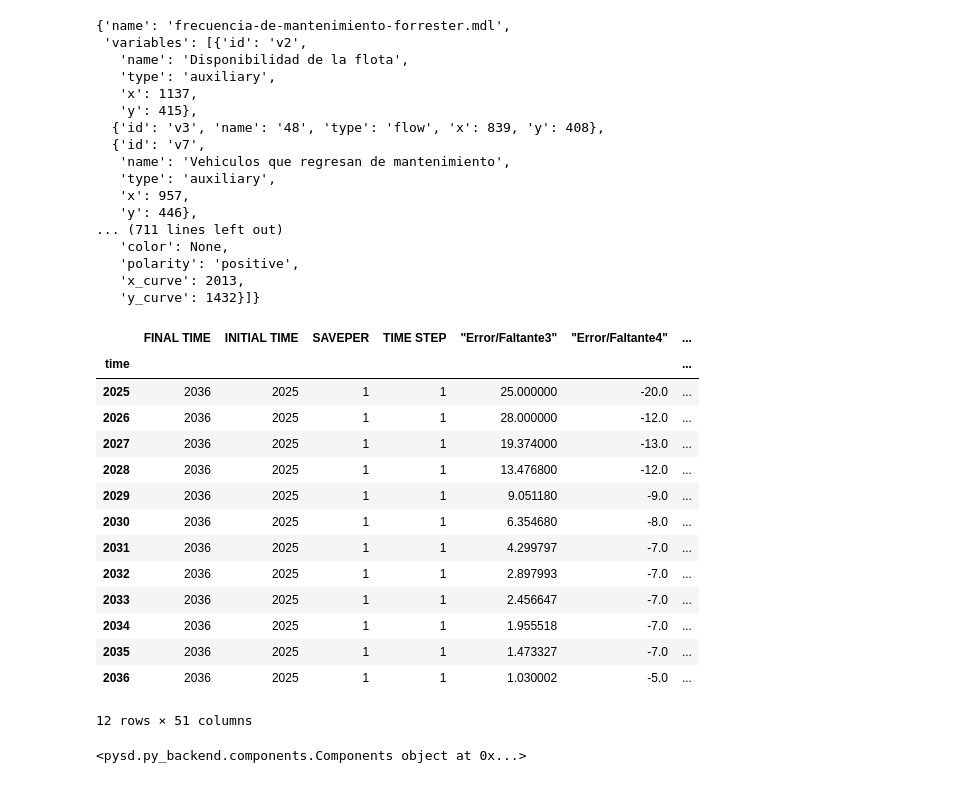
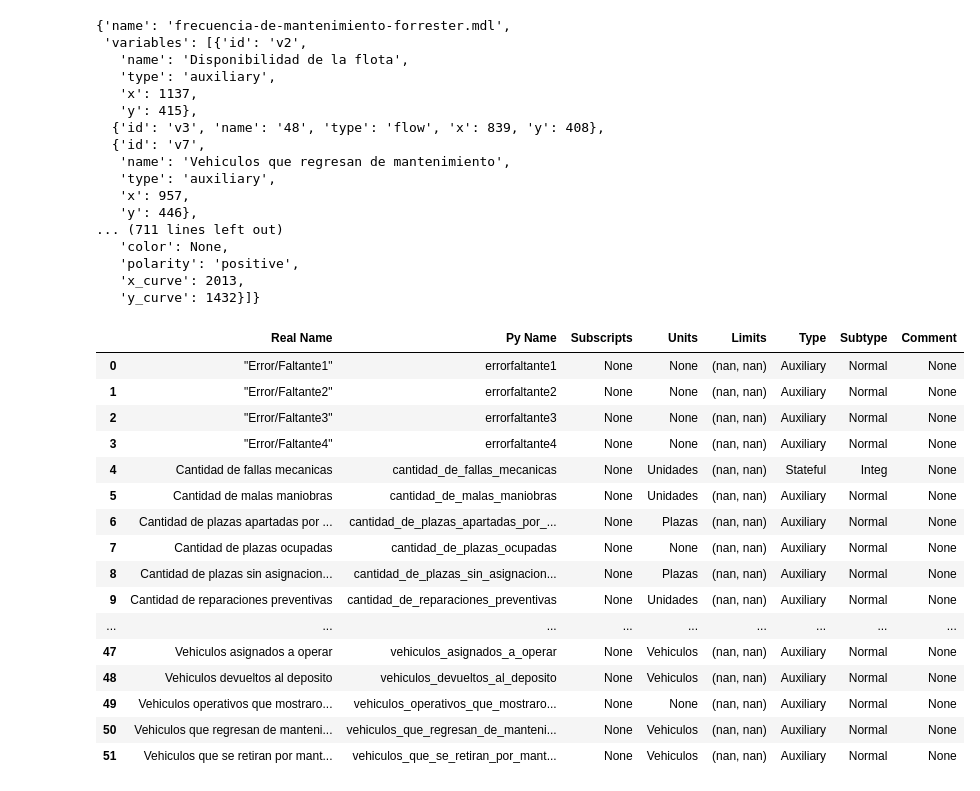
Before and after one commit to SantiagoC21/Proyecto-Taller-DS, a Jupyter notebook: Prueba/prueba.ipynb, the cells around one changed output. Drawn from its saved outputs; the diff is of its cells as text; code cells hidden in the pictures.

Commit message:
Prueba model run con cambio de parametros

```diff
--- a/Prueba/prueba.ipynb
+++ b/Prueba/prueba.ipynb
@@ -151,22 +149,20 @@ data = model.run()
-# %%
-data
-# %% [output]
-|  | FINAL TIME | INITIAL TIME | SAVEPER | TIME STEP | "Error/Faltante3" | "Error/Faltante4" | ... |
-| time |  |  |  |  |  |  | ... |
-| 2025 | 2036 | 2025 | 1 | 1 | 25.000000 | -20.0 | ... |
-| 2026 | 2036 | 2025 | 1 | 1 | 28.000000 | -12.0 | ... |
-| 2027 | 2036 | 2025 | 1 | 1 | 19.374000 | -13.0 | ... |
-| 2028 | 2036 | 2025 | 1 | 1 | 13.476800 | -12.0 | ... |
-| 2029 | 2036 | 2025 | 1 | 1 | 9.051180 | -9.0 | ... |
-| 2030 | 2036 | 2025 | 1 | 1 | 6.354680 | -8.0 | ... |
-| 2031 | 2036 | 2025 | 1 | 1 | 4.299797 | -7.0 | ... |
-| 2032 | 2036 | 2025 | 1 | 1 | 2.897993 | -7.0 | ... |
-| 2033 | 2036 | 2025 | 1 | 1 | 2.456647 | -7.0 | ... |
-| 2034 | 2036 | 2025 | 1 | 1 | 1.955518 | -7.0 | ... |
-| 2035 | 2036 | 2025 | 1 | 1 | 1.473327 | -7.0 | ... |
-| 2036 | 2036 | 2025 | 1 | 1 | 1.030002 | -5.0 | ... |
-12 rows × 51 columns
 # %%
-model.components
+model.doc
 # %% [output]
-<pysd.py_backend.components.Components object at 0x...>
+|  | Real Name | Py Name | Subscripts | Units | Limits | Type | Subtype | Comment |
+| 0 | "Error/Faltante1" | errorfaltante1 | None | None | (nan, nan) | Auxiliary | Normal | None |
+| 1 | "Error/Faltante2" | errorfaltante2 | None | None | (nan, nan) | Auxiliary | Normal | None |
+| 2 | "Error/Faltante3" | errorfaltante3 | None | None | (nan, nan) | Auxiliary | Normal | None |
+| 3 | "Error/Faltante4" | errorfaltante4 | None | None | (nan, nan) | Auxiliary | Normal | None |
+| 4 | Cantidad de fallas mecanicas | cantidad_de_fallas_mecanicas | None | Unidades | (nan, nan) | Stateful | Integ | None |
+| 5 | Cantidad de malas maniobras | cantidad_de_malas_maniobras | None | Unidades | (nan, nan) | Auxiliary | Normal | None |
+| 6 | Cantidad de plazas apartadas por ... | cantidad_de_plazas_apartadas_por_... | None | Plazas | (nan, nan) | Auxiliary | Normal | None |
+| 7 | Cantidad de plazas ocupadas | cantidad_de_plazas_ocupadas | None | None | (nan, nan) | Auxiliary | Normal | None |
+| 8 | Cantidad de plazas sin asignacion... | cantidad_de_plazas_sin_asignacion... | None | Plazas | (nan, nan) | Auxiliary | Normal | None |
+| 9 | Cantidad de reparaciones preventivas | cantidad_de_reparaciones_preventivas | None | Unidades | (nan, nan) | Auxiliary | Normal | None |
+| ... | ... | ... | ... | ... | ... | ... | ... | ... |
+| 47 | Vehiculos asignados a operar | vehiculos_asignados_a_operar | None | Vehiculos | (nan, nan) | Auxiliary | Normal | None |
+| 48 | Vehiculos devueltos al deposito | vehiculos_devueltos_al_deposito | None | Vehiculos | (nan, nan) | Auxiliary | Normal | None |
+| 49 | Vehiculos operativos que mostraro... | vehiculos_operativos_que_mostraro... | None | None | (nan, nan) | Auxiliary | Normal | None |
+| 50 | Vehiculos que regresan de manteni... | vehiculos_que_regresan_de_manteni... | None | Vehiculos | (nan, nan) | Auxiliary | Normal | None |
+| 51 | Vehiculos que se retiran por mant... | vehiculos_que_se_retiran_por_mant... | None | Vehiculos | (nan, nan) | Auxiliary | Normal | None |
```
Also changed, not shown: parts of 12 cells of this notebook, 8 other files.
